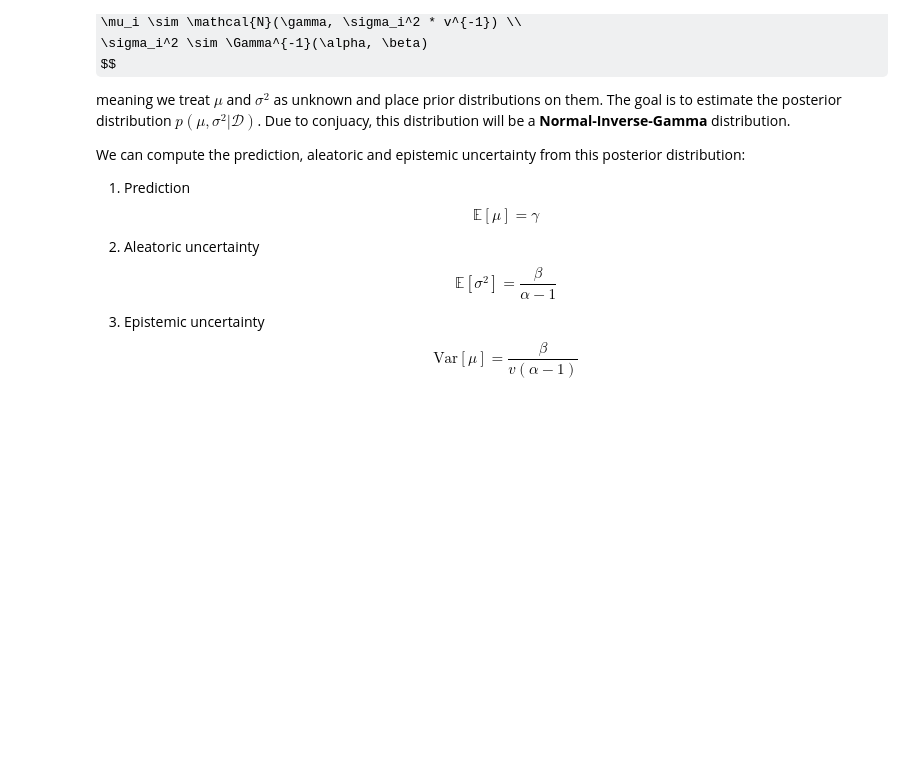
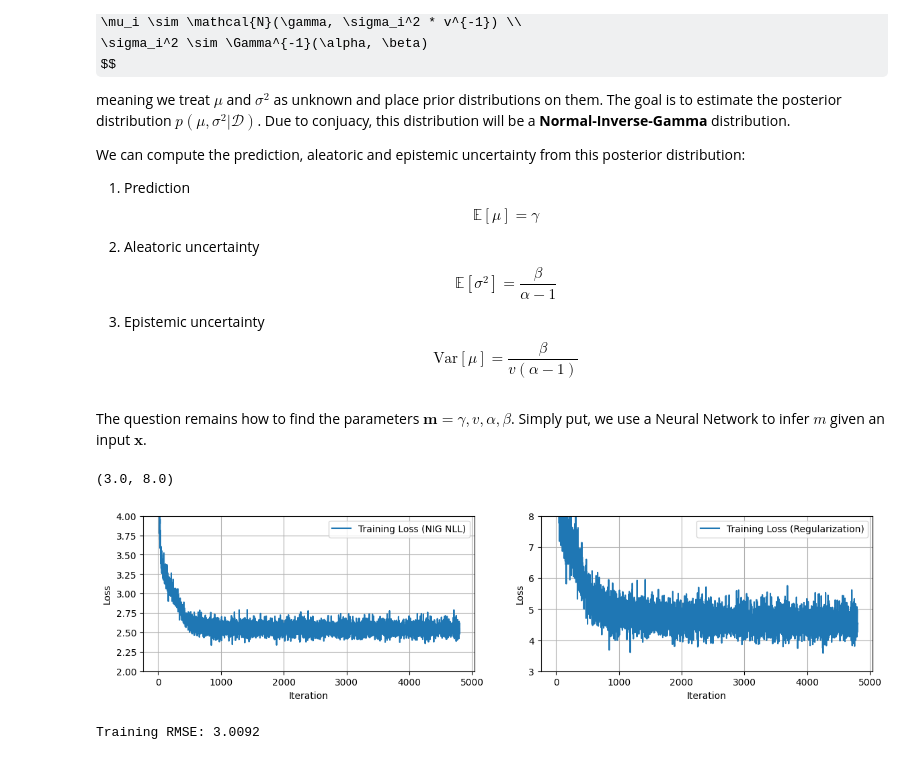
Before and after one commit to nimalu/evidential-deep-learning, a Jupyter notebook: deep-evidential-regression.ipynb, the cells around one changed output. Cells and saved outputs as stored; diff of their text form; code cells hidden in the pictures; some formulas as TeX source; blank space fills up the shorter version.

Commit message:
Implement deep evidential regression

```diff
--- a/deep-evidential-regression.ipynb
+++ b/deep-evidential-regression.ipynb
@@ -226,3 +226,6 @@ $$
 $$
 \text{Var}[\mu] = \frac{\beta}{v(\alpha - 1)}
 $$
+# %% [markdown]
+The question remains how to find the parameters $\mathbf{m} = \gamma, v, \alpha, \beta$.
+Simply put, we use a Neural Network to infer $m$ given an input $\mathbf{x}$.
@@ -228,0 +285,55 @@ $$
+# %%
+model = RegressionMLP()
+optimizer = optim.Adam(model.parameters(), lr=1e-3)
+reg_lambda = 0.01
+
+nll_losses = []
+reg_losses = []
+num_epochs = 300
+model.train()
+
+for epoch in tqdm(range(num_epochs)):
+    for batch_x, batch_y in train_loader:
+        optimizer.zero_grad()
+        outputs = model(batch_x)
+        gamma, v, alpha, beta = outputs[:, 0], outputs[:, 1], outputs[:, 2], outputs[:, 3]
+        nll_loss = nig_nll(gamma, v, alpha, beta, batch_y.squeeze())
+        reg_loss = nig_reg(gamma, v, alpha, beta, batch_y.squeeze())
+        loss = nll_loss + reg_lambda * reg_loss
+        loss.backward()
+        optimizer.step()
+        nll_losses.append(nll_loss.item())
+        reg_losses.append(reg_loss.item())
+# %%
+fig, axs = plt.subplots(ncols=2, figsize=(14, 3))
+axs[0].plot(nll_losses, label="Training Loss (NIG NLL)")
+axs[0].set_xlabel("Iteration")
+axs[0].set_ylabel("Loss")
+axs[0].grid()
+axs[0].legend()
+axs[0].set_ylim(2, 4)
+
+axs[1].plot(reg_losses, label="Training Loss (Regularization)")
+axs[1].set_xlabel("Iteration")
+axs[1].set_ylabel("Loss")
+axs[1].grid()
+axs[1].legend()
+axs[1].set_ylim(3, 8)
+# %% [output]
+(3.0, 8.0)
+[figure, added]
+# %%
+residuals = []
+model.eval()
+with torch.no_grad():
+    for batch_x, batch_y in train_loader:
+        outputs = model(batch_x)
+        predictions = compute_prediction(outputs[:, 0], outputs[:, 1], outputs[:, 2], outputs[:, 3])
+        residuals.append((predictions - batch_y[:, 0]).cpu().numpy())
+residuals = np.concatenate(residuals, axis=0)
+mse = np.mean(residuals**2)
+rmse = np.sqrt(mse)
+
+print(f"Training RMSE: {rmse:.4f}")
+# %% [output]
+Training RMSE: 3.0092
```
Also changed, not shown: parts of 8 cells of this notebook, 2 other files.
